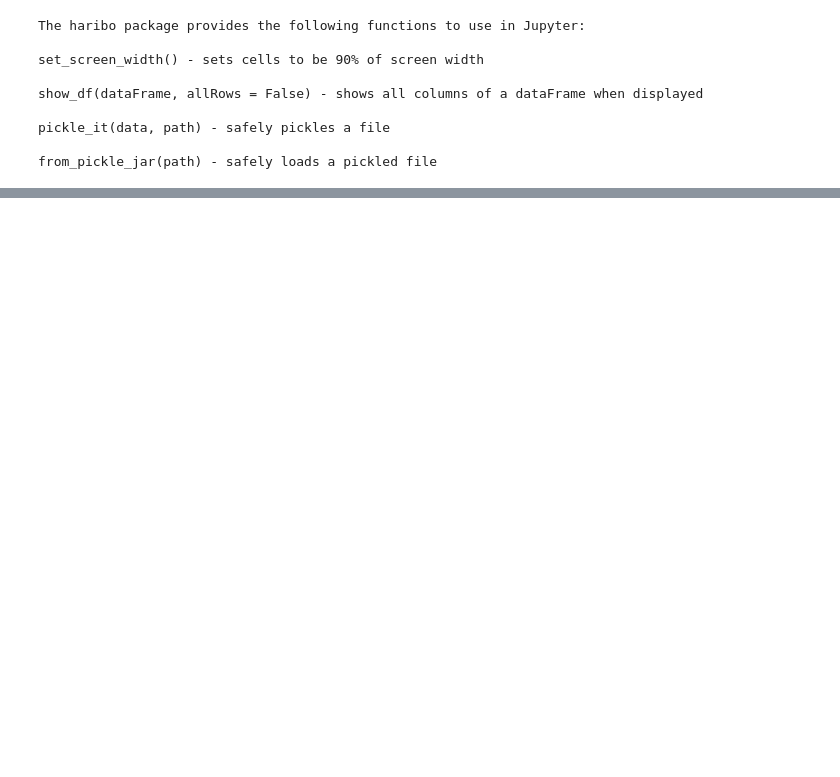
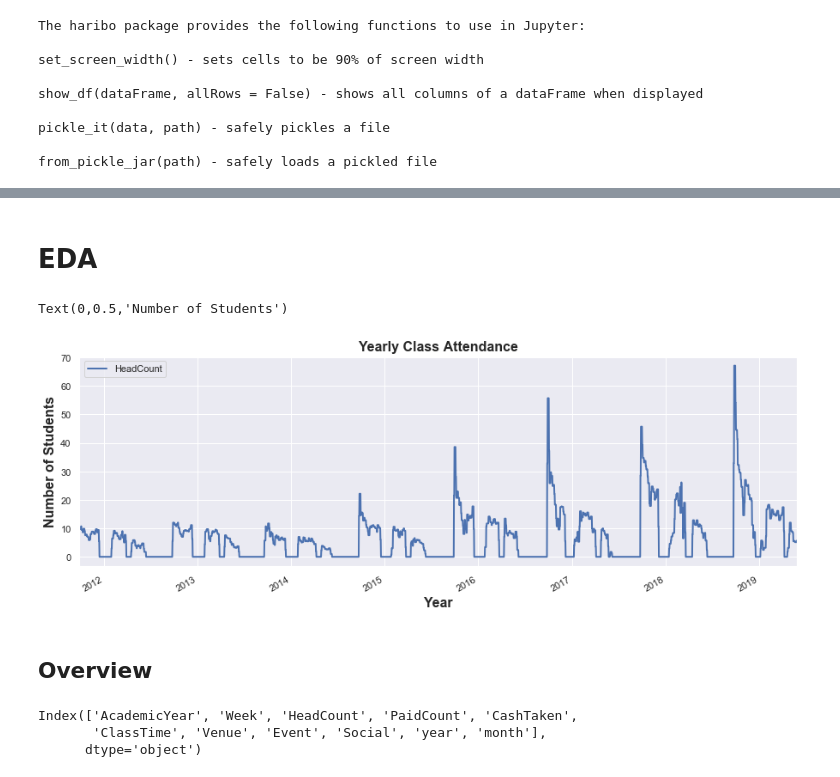
Before and after one commit to chris-pickford/RandomForestKb, a Jupyter notebook: Jupyter/main.ipynb, the cells around one changed output, grey strips where cells are left out. Cells and saved outputs as stored; diff of their text form; code cells hidden in the pictures; blank space fills up the shorter version.

```diff
--- a/Jupyter/main.ipynb
+++ b/Jupyter/main.ipynb
@@ -9,6 +16,6 @@ import numpy as np
 # %%
-PROJECT_NAME = 'project name'
-PROJECT_START_DATE = 'start date' #ENGLISH DATE FORMAT
+PROJECT_NAME = 'RandomForestKb'
+PROJECT_START_DATE = '19/07/2019' #ENGLISH DATE FORMAT
 PROJECT_END_DATE = '' #ENGLISH DATE FORMAT
 # %%
 #ROOT, PROJECT_ROOT, PACKAGE_ROOT = config.configure_environment('Local',PROJECT_NAME)
@@ -34,14 +33,0 @@ from CodeCandy.haribo import jupyter as candy
-# %%
-logFileName = PROJECT_NAME + '.log'
-_ = config.set_logging(logFileName)
-
-newUser = cfg.credentials()
-
-dataIn = {'credentials': newUser,
-         'logFileName': 'LogMSSQLQuery.log'}
-
-connection = gdbi.MSSQLConnection(config,credentials=newUser, logFileName=logFileName)
-connection = gdbi.GBQConnection(config, credentials=newUser,logFileName=logFileName)
-connection2 = gdbi.GBQConnection(config, credentials=newUser,logFileName=logFileName,useLegacy=False, projectId='project_ID',if_exists='replace') # push to BQ
-connection = gapi.AdwordsAPIConnection(config, os.path.join(config.PROJECT_ROOT,'Materials', 'googleads.yaml'), credentials=newUser, logFileName = logFileName)
-connection = gapi.GaAPIConnection(config, credentials=newUser, logFileName = logFileName)
@@ -88,0 +46,20 @@ data
+# %%
+dfRaw = pd.read_csv(os.path.join(config.PROJECT_ROOT, 'Materials','CSV','raw.csv'),parse_dates=True)
+
+dfRaw = pd.read_csv(
+    os.path.join(config.PROJECT_ROOT, 'Materials','CSV','raw.csv'),
+    parse_dates=['Date'],
+    dayfirst=True,
+    index_col='Date',
+    dtype={
+        'AcademicYear':np.int32,
+        'Week': np.int32,
+        'HeadCount': np.int32,
+        'PaidCount': np.int32,
+    }
+)
+dfRaw['ClassTime']= dfRaw['ClassTime'].apply(lambda x: x[:-2])
+dfRaw['ClassTime']= pd.to_datetime(dfRaw.index.astype(str) + ' ' + dfRaw['ClassTime'].astype(float).add(12.00).round(2).astype(str).str.replace('.',':') +'0').dt.time
+
+dfRaw['year'] = [d.year for d in dfRaw.index]
+dfRaw['month'] = [d.strftime('%b') for d in dfRaw.index]
@@ -88,0 +115,19 @@ data
+# %% [markdown]
+# EDA
+# %%
+idx = pd.date_range(dfRaw.index.min(), dfRaw.index.max())
+dfRaw.reindex(idx,fill_value=0)[['HeadCount']].rolling(window=7).mean().plot(figsize=(15,5),linewidth=2,subplots=True)
+plt.title('Yearly Class Attendance',fontsize=16,fontweight='bold')
+plt.xlabel('Year',fontsize=16,fontweight='bold')
+plt.ylabel('Number of Students',fontsize=16,fontweight='bold')
+# %% [output]
+Text(0,0.5,'Number of Students')
+[figure, added]
+# %% [markdown]
+## Overview
+# %%
+dfRaw.columns
+# %% [output]
+Index(['AcademicYear', 'Week', 'HeadCount', 'PaidCount', 'CashTaken',
+       'ClassTime', 'Venue', 'Event', 'Social', 'year', 'month'],
+      dtype='object')
```
Also changed, not shown: parts of 48 cells of this notebook, 2 other files.
